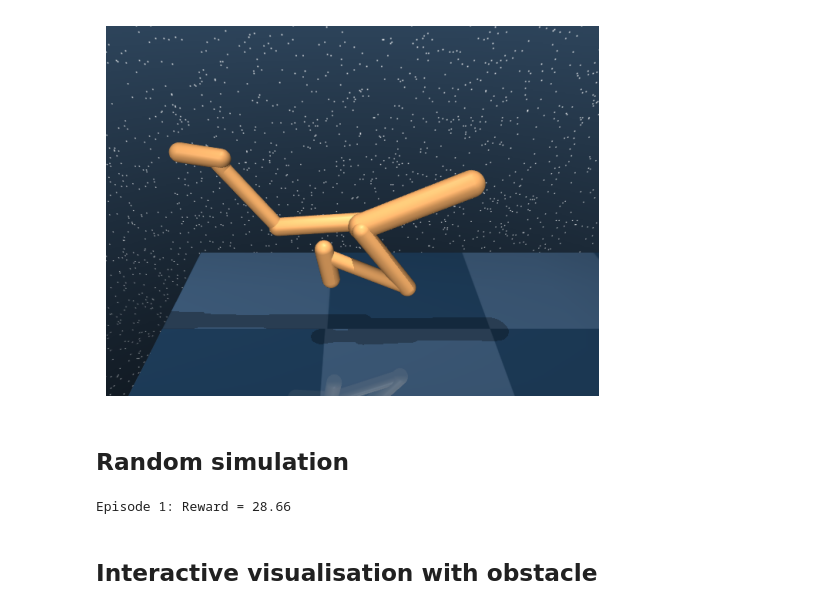
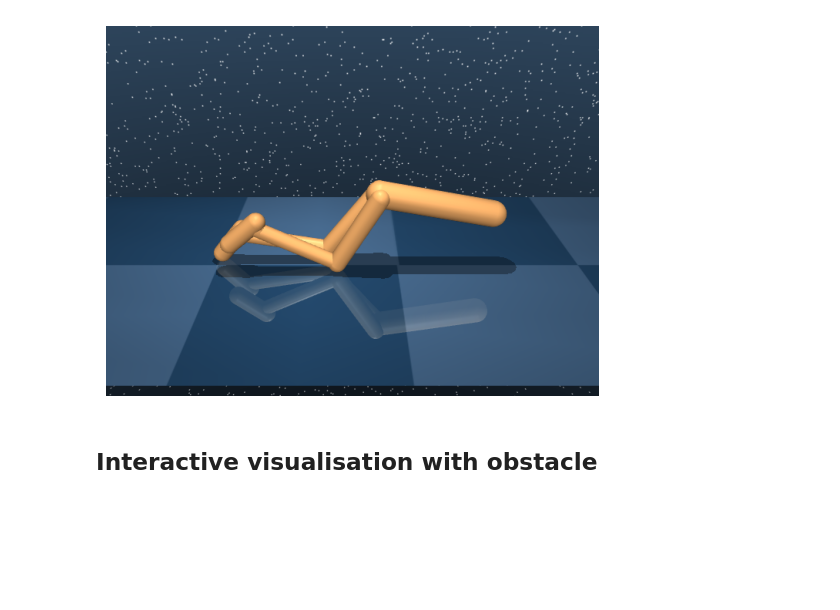
Before and after one commit to akucsd/Latent_ODE_ECE_228, a Jupyter notebook: generate_data.ipynb, the cells around one changed output. Saved outputs shown, nothing was run; the diff lists cells and outputs as text; code cells hidden in the pictures; blank space fills up the shorter version.

Commit message:
WalkerPhysics

```diff
--- a/generate_data.ipynb
+++ b/generate_data.ipynb
@@ -157,77 +1,24 @@ class WalkerPhysics(object):
 # %%
 # from mujoco_physics import HopperPhysics
+import torch
+import os
+
+from mujoco_physics import WalkerPhysics
 import torch
 import os
 
 output_dir = 'walker_imgs'
 os.makedirs(output_dir, exist_ok=True)
 
 #to get the frames saved for vizualization inside hopper_imgs
 hopper = WalkerPhysics(root='data', download=False, generate=True)
 
 dataset = hopper.get_dataset()
-traj_index = 23   # Index of the trajectory you want to visualize
+traj_index = 6000   # Index of the trajectory you want to visualize
 trajectory = dataset[traj_index]
 hopper.visualize(trajectory, plot_name=f'traj_{traj_index}', dirname=output_dir)
 # %% [output]
-[figure, old version]
+[figure, new version]
-# %% [markdown]
-## Random simulation
-# %%
-import numpy as np
-from dm_control import suite
-import matplotlib.pyplot as plt
-import pandas as pd
-
-# Load the environment
-env = suite.load(domain_name="walker", task_name="walk")
-
-# Random Policy Function
-def random_policy(time_step):
-    """ Returns random actions for the walker. """
-    action_spec = env.action_spec()
-    return np.random.uniform(low=action_spec.minimum, high=action_spec.maximum, size=action_spec.shape)
-
-# Simple Policy Gradient (Placeholder for actual implementation)
-def run_episode(env, policy, capture_images=False):
-    """Runs a single episode and optionally captures images."""
-    time_step = env.reset()
-    cumulative_reward = 0
-    images = []
-
-    while not time_step.last():
-        action = policy(time_step)
-        time_step = env.step(action)
-        cumulative_reward += time_step.reward
-
-        if capture_images:
-            # Render the environment and capture it as an image
-            img = env.physics.render(camera_id=0, width=480, height=360)  # Specify the size as needed
-            images.append(img)
-
-    return cumulative_reward, images
-
-def display_images(images):
-    """Displays a sequence of images."""
-    for img in images:
-        plt.figure(figsize=(8, 6))
-        plt.imshow(img)
-        plt.axis('off')  # Turn off axis numbers and ticks
-        plt.show()
-
-def main(episodes=1):
-    rewards = []
-    for episode in range(episodes):
-        reward, images = run_episode(env, random_policy, capture_images=False)
-        rewards.append(reward)
-        print(f"Episode {episode + 1}: Reward = {reward:.2f}")
-        if images:  # If images were captured, display them
-            display_images(images)
-
-if __name__ == "__main__":
-    main(1)  # Running one episode for demonstration
-# %% [output]
-Episode 1: Reward = 28.66
 # %% [markdown]
 ## Interactive visualisation with obstacle
 # %%
```
Also changed, not shown: parts of 12 cells of this notebook, 1 other file.
